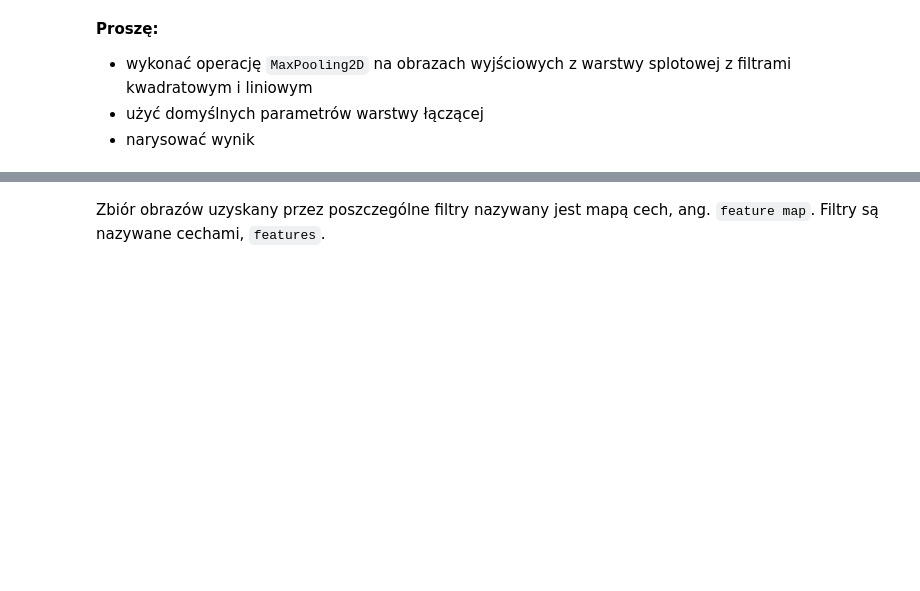
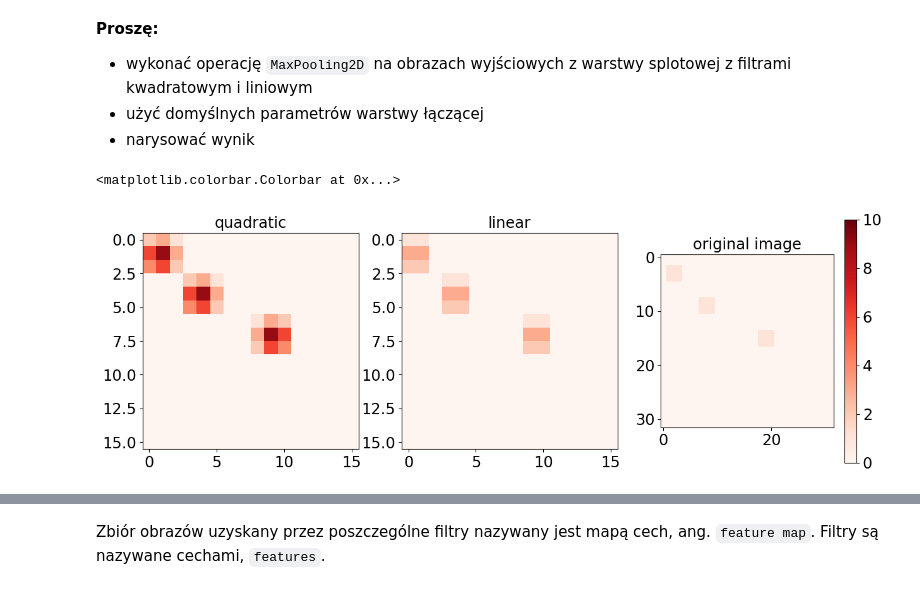
Before and after one commit to bkasza/MLII, a Jupyter notebook: 06/06_Sieci_ze_splotem_1.ipynb, the cells around one changed output, grey strips where cells are left out. Drawn from its saved outputs; the diff is of its cells as text; code cells hidden in the pictures; blank space fills up the shorter version.

```diff
--- a/06/06_Sieci_ze_splotem_1.ipynb
+++ b/06/06_Sieci_ze_splotem_1.ipynb
@@ -418,3 +448,21 @@ pass
+# %%
+# pool = tf.keras.layers.MaxPooling2D(
+#     pool_size=(2, 2), strides=None, padding="valid", data_format=None
+# )
+pool = tf.keras.layers.MaxPooling2D()
+out_conv = conv(image[None, :, :, None])
+out_pooled = pool(out_conv)
+fig, axes = plt.subplots(1, 3, figsize=(15, 5))
+axes[0].imshow(out_pooled[0, :, :, 0], cmap="Reds", vmin=0, vmax=10)
+axes[0].set_title("quadratic")
+axes[1].imshow(out_pooled[0, :, :, 1], cmap="Reds", vmin=0, vmax=10)
+axes[1].set_title("linear")
+im = axes[2].imshow(image, cmap="Reds", vmin=0, vmax=10)
+axes[2].set_title("original image")
+fig.colorbar(im, ax=axes[2], orientation="vertical")
+# %% [output]
+<matplotlib.colorbar.Colorbar at 0x...>
+[figure, added]
 # %% [markdown]
 Standardowa architektura sieci analizującej obrazy zawiera przekładaniec warstw splotowych i łączących, zakończony warstwami w pełni połączonymi:
 
```
Also changed, not shown: parts of 10 cells of this notebook.
